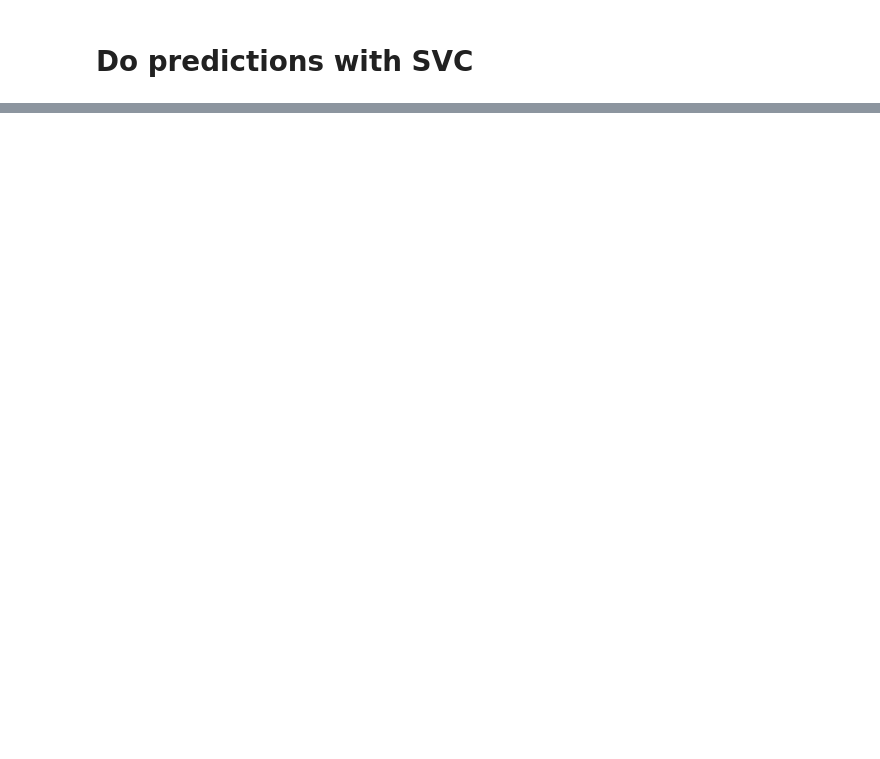
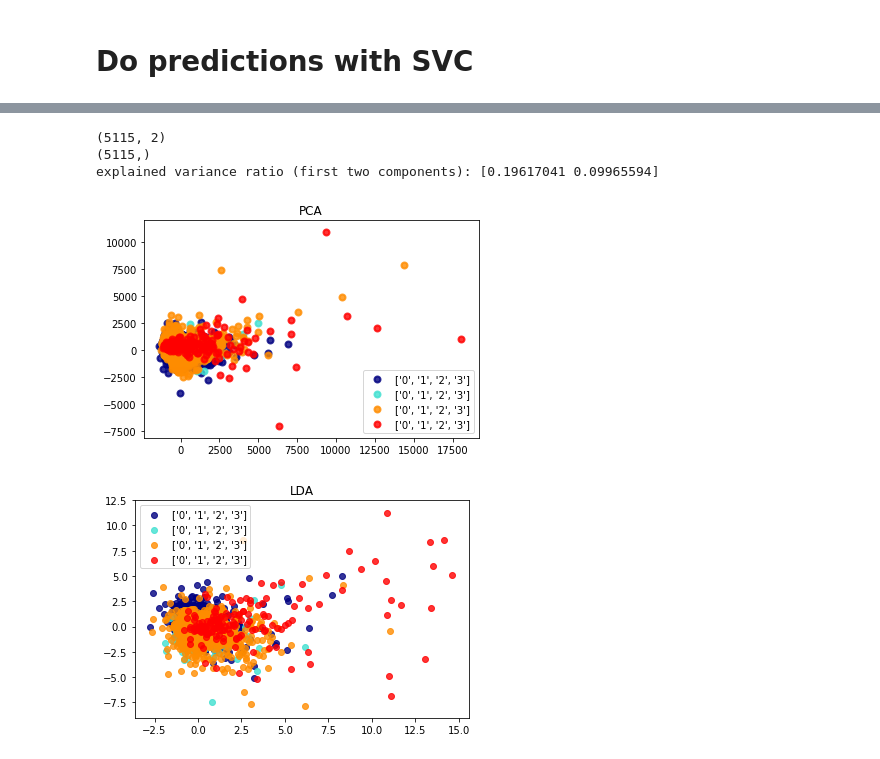
Before and after one commit to alexus37/AML-18, a Jupyter notebook: task3/ax.ipynb, the cells around one changed output, grey strips where cells are left out. Drawn from its saved outputs; the diff is of its cells as text; code cells hidden in the pictures; blank space fills up the shorter version.

```diff
--- a/task3/ax.ipynb
+++ b/task3/ax.ipynb
@@ -265,0 +266,36 @@ plt.plot(predicted)
+# %%
+pca = PCA(n_components=2)
+X_r = pca.fit(X).transform(X)
+
+lda = LinearDiscriminantAnalysis(n_components=2)
+X_r2 = lda.fit(X, y).transform(X)
+
+print(X_r.shape)
+print(np.squeeze(y == 1).shape)
+# Percentage of variance explained for each components
+print('explained variance ratio (first two components): %s'
+      % str(pca.explained_variance_ratio_))
+
+plt.figure()
+colors = ['navy', 'turquoise', 'darkorange', 'red']
+target_names = ["0", "1", "2", "3"]
+lw = 2
+for color, i, target_name in zip(colors, [0, 1, 2, 3], target_names):
+    plt.scatter(X_r[np.squeeze(y == i), 0], X_r[np.squeeze(y == i), 1], color=color, alpha=.8, lw=lw, label=target_names)
+plt.legend(loc='best', shadow=False, scatterpoints=1)
+plt.title('PCA')
+plt.show()
+
+plt.figure()
+for color, i, target_name in zip(colors, [0, 1, 2, 3], target_names):
+    plt.scatter(X_r2[np.squeeze(y == i), 0], X_r2[np.squeeze(y == i), 1], alpha=.8, color=color, label=target_names)
+plt.legend(loc='best', shadow=False, scatterpoints=1)
+plt.title('LDA')
+
+plt.show()
+# %% [output]
+(5115, 2)
+(5115,)
+explained variance ratio (first two components): [0.19617041 0.09965594]
+[figure, added]
+[figure, added]
```
Also changed, not shown: parts of 8 cells of this notebook, 1 other file.
